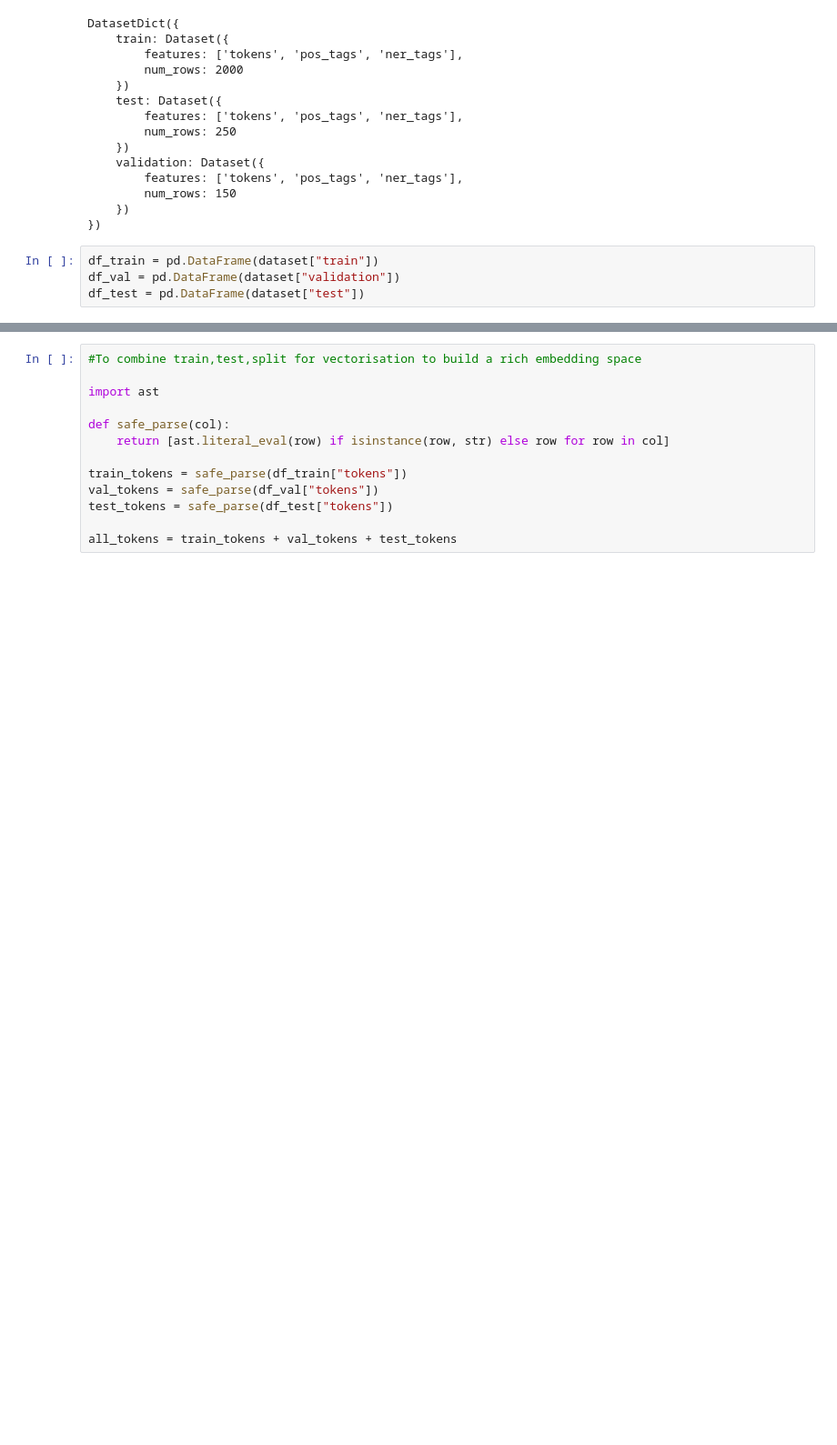
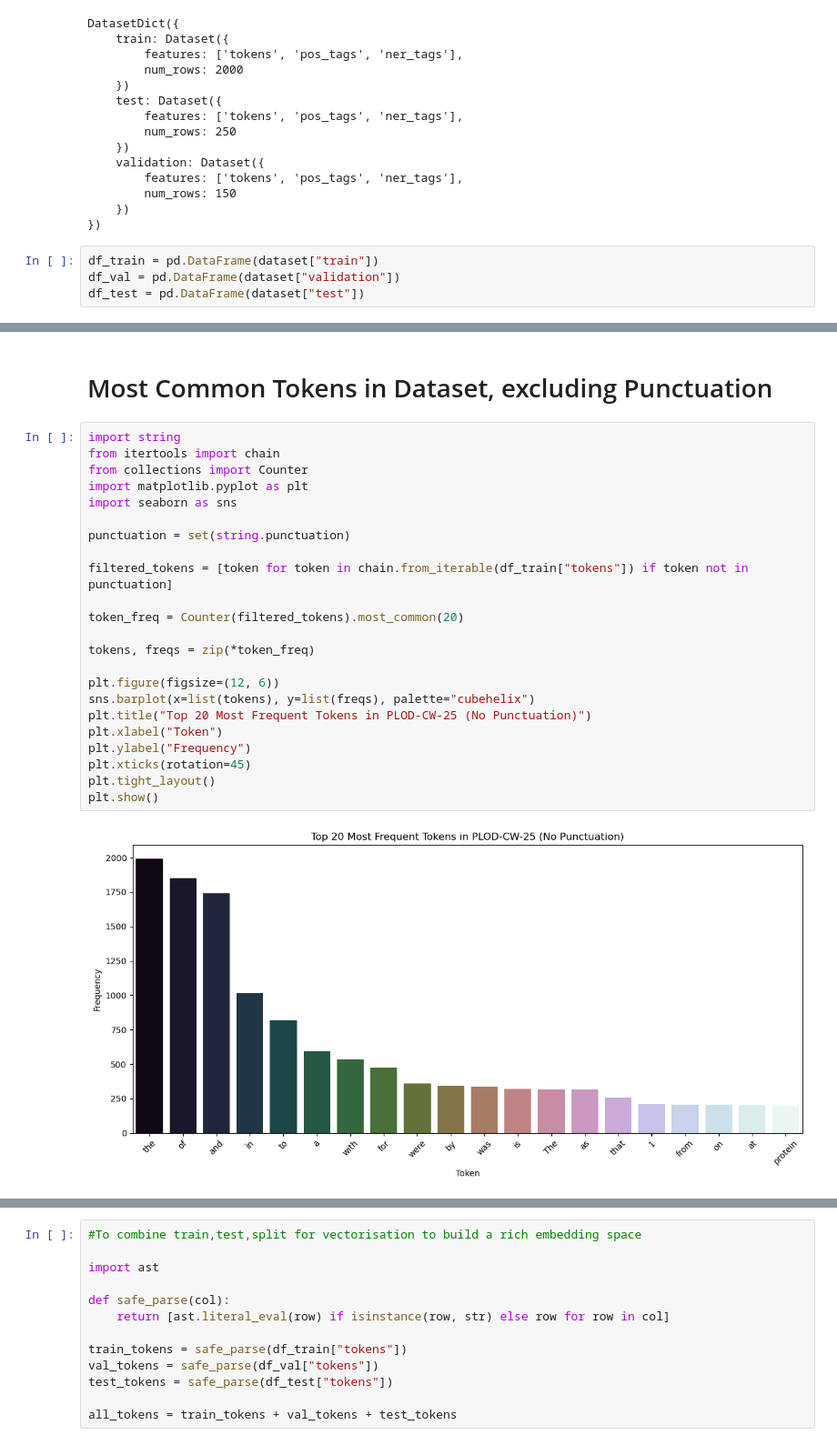
Before and after one commit to Michael-David-Lam/NLP-Final-Project, a Jupyter notebook: main.ipynb, the cells around one changed output, grey strips where cells are left out. Shown at 91% size. Drawn from its saved outputs; the diff is of its cells as text; blank space fills up the shorter version.

```diff
--- a/main.ipynb
+++ b/main.ipynb
@@ -81,0 +155,27 @@ df_test = pd.DataFrame(dataset["test"])
+# %% [markdown]
+# Most Common Tokens in Dataset, excluding Punctuation
+# %%
+import string
+from itertools import chain
+from collections import Counter
+import matplotlib.pyplot as plt
+import seaborn as sns
+
+punctuation = set(string.punctuation)
+
+filtered_tokens = [token for token in chain.from_iterable(df_train["tokens"]) if token not in punctuation]
+
+token_freq = Counter(filtered_tokens).most_common(20)
+
+tokens, freqs = zip(*token_freq)
+
+plt.figure(figsize=(12, 6))
+sns.barplot(x=list(tokens), y=list(freqs), palette="cubehelix")
+plt.title("Top 20 Most Frequent Tokens in PLOD-CW-25 (No Punctuation)")
+plt.xlabel("Token")
+plt.ylabel("Frequency")
+plt.xticks(rotation=45)
+plt.tight_layout()
+plt.show()
+# %% [output]
+[figure, added]
```
Also changed, not shown: parts of 10 cells of this notebook.
